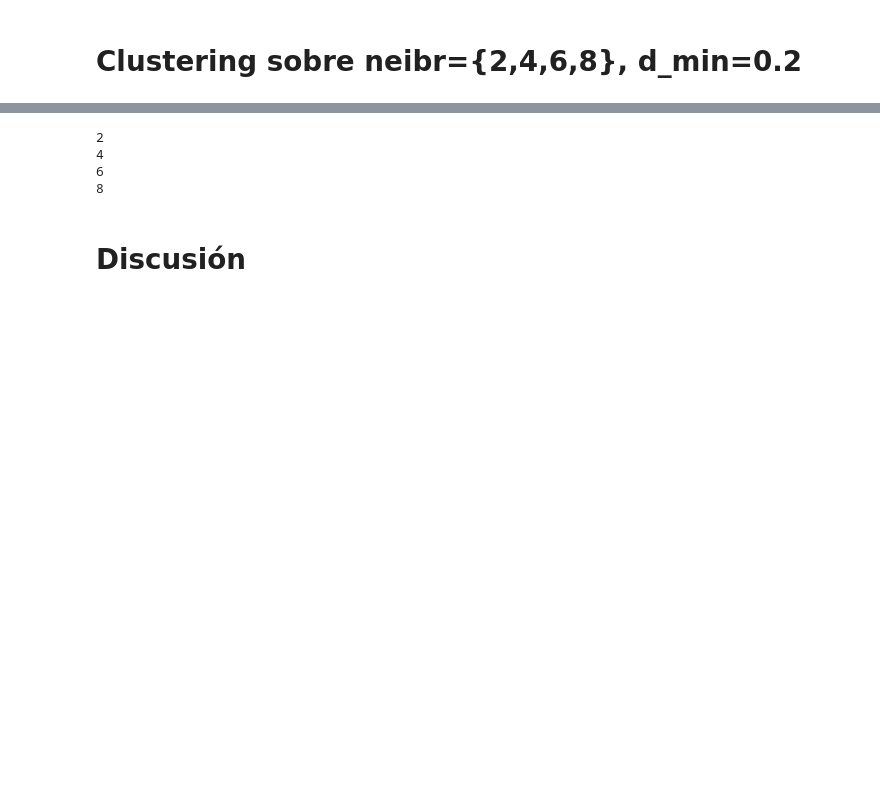
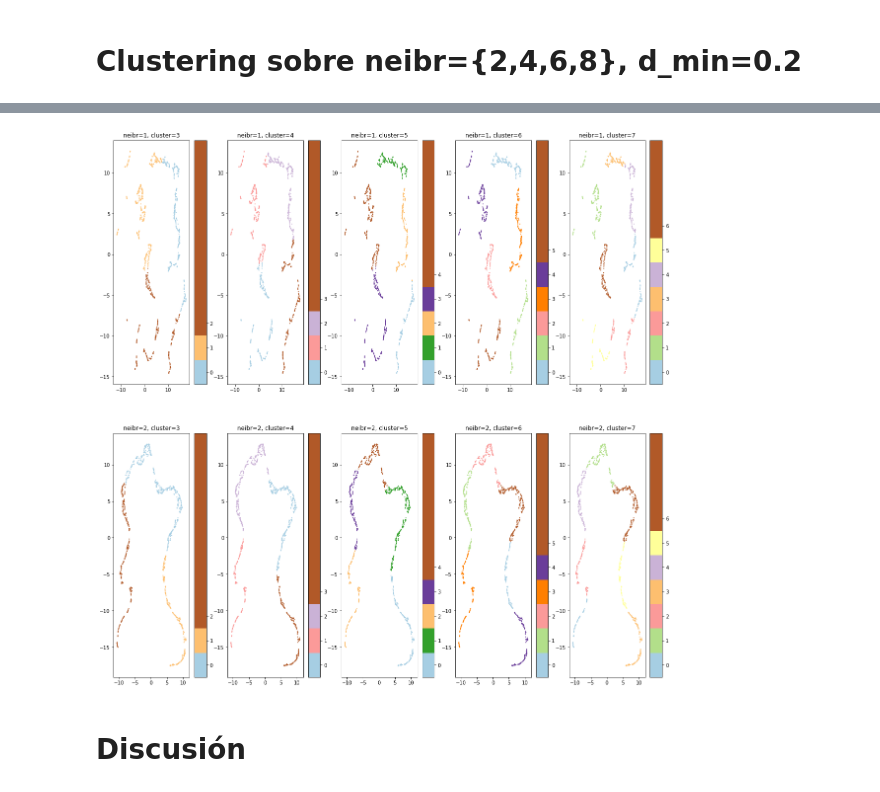
Before and after one commit to jerck1/CabreraRamirezJohnErick_Ejercicio020, a Jupyter notebook: umap.ipynb, the cells around one changed output, grey strips where cells are left out. Cells and saved outputs as stored; diff of their text form; code cells hidden in the pictures; blank space fills up the shorter version.

```diff
--- a/umap.ipynb
+++ b/umap.ipynb
@@ -104,27 +108,22 @@ print(1137*2*4)
 # %%
 #n_clusters = 10
 #Esto se hace para perplexity=10
-plt.figure(3,figsize = (10,20))
-for i in range(1):
-    for n_clusters in range(1,11):
+cnt_2=0
+plt.figure(3,figsize = (20,20))
+for i in range(1,3):
+    for n_clusters in range(3,8):
         k_means = sklearn.cluster.KMeans(n_clusters=n_clusters)
         k_means.fit(embedding_best[:,:,i]) # training
         cluster = k_means.predict(embedding_best[:,:,i]) # predice a cual cluster corresponde cada elmento
         distance = k_means.transform(embedding_best[:,:,i]) # calcula la distancia de cada elemento al centro de su cluster
-        plt.subplot(5,2,n_clusters)
+        cnt_2+=1
+        plt.subplot(2,5,cnt_2)
         plt.scatter(embedding_best[:,0,i], embedding_best[:,1,i], c=cluster, cmap='Paired', s=1.0)
         plt.colorbar(boundaries=np.arange(11)-0.5).set_ticks(np.arange(n_clusters))
+        plt.title("neibr={}, cluster={:}".format(i,n_clusters))
 plt.savefig("clusters.png")
+# %% [output]
+[figure, added]
-# %%
-for i in range(2,12,2):
-    for j in np.arange(0,1.2,0.2):
-        if (2<=i<=8 and j==0.2):
-            print(i)
-# %% [output]
-2
-4
-6
-8
 # %% [markdown]
 # Discusión
 # %% [markdown]
```
Also changed, not shown: parts of 5 cells of this notebook, 3 other files.
